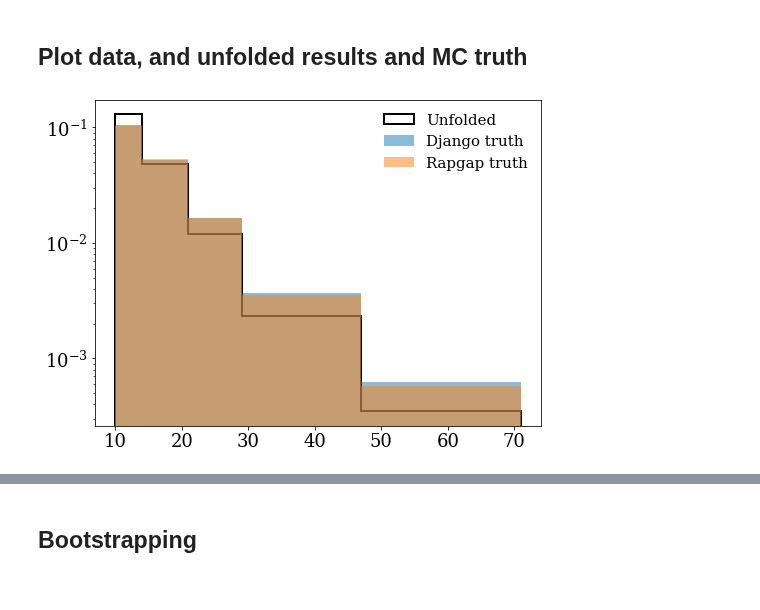
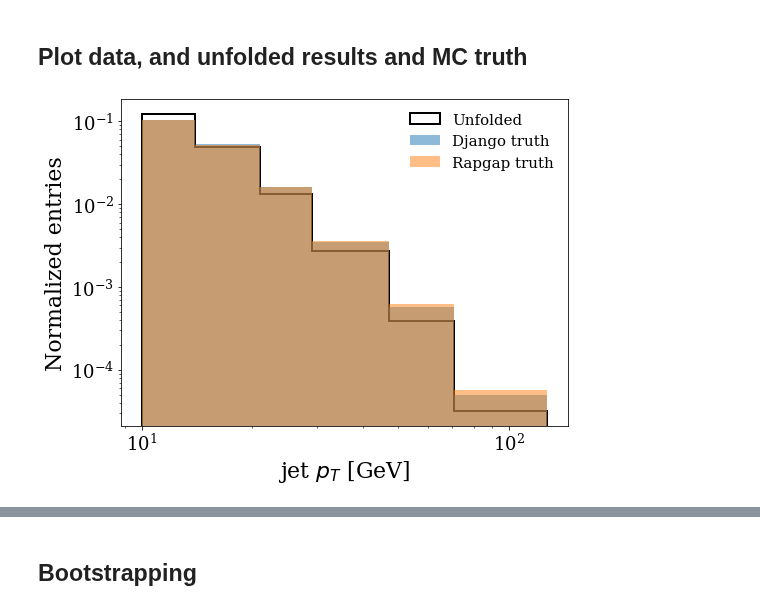
Before and after one commit to miguelignacio/disjets, a Jupyter notebook: Unfolding_jet.ipynb, the cells around one changed output, grey strips where cells are left out. Drawn from its saved outputs; the diff is of its cells as text; code cells hidden in the pictures.

```diff
--- a/Unfolding_jet.ipynb
+++ b/Unfolding_jet.ipynb
@@ -1324,11 +1362,14 @@ jetdphi_unknown_S = data_cut['jet_dphi']
 jetqt_0_G       = mc_cut['genjet_qt']
 jetqt_0_S       = mc_cut['jet_qt']
 jetqt_unknown_S = data_cut['jet_qt']
+
+Q_0_G           = mc_cut['gen_Q']
+Q_0_S           = mc_cut['Q']
+Q_unknown_S     = data_cut['Q']
 # %%
-theta0_G=np.c_[(epx_0_G, epy_0_G, epz_0_G,  jetpt_0_G, jeteta_0_G, jetphi_0_G, jetdphi_0_G, jetqt_0_G)]
-theta0_S=np.c_[(epx_0_S, epy_0_S, epz_0_S,  jetpt_0_S, jeteta_0_S, jetphi_0_S, jetdphi_0_S, jetqt_0_S)]
-theta_unknown_G =np.c_[(epx_unknown_G, epy_unknown_G, epz_unknown_G, jetpt_unknown_G, jeteta_unknown_G, jetphi_unknown_G, jetdphi_unknown_G, jetqt_unknown_G)]
-theta_unknown_S =np.c_[(epx_unknown_S, epy_unknown_S, epz_unknown_S, jetpt_unknown_S, jeteta_unknown_S, jetphi_unknown_S, jetdphi_unknown_S, jetqt_unknown_S)]
+theta0_G=np.c_[(epx_0_G, epy_0_G, epz_0_G,  jetpt_0_G, jeteta_0_G, jetphi_0_G, jetdphi_0_G, jetqt_0_G, Q_0_G)]
+theta0_S=np.c_[(epx_0_S, epy_0_S, epz_0_S,  jetpt_0_S, jeteta_0_S, jetphi_0_S, jetdphi_0_S, jetqt_0_S, Q_0_S)]
+theta_unknown_S =np.c_[(epx_unknown_S, epy_unknown_S, epz_unknown_S, jetpt_unknown_S, jeteta_unknown_S, jetphi_unknown_S, jetdphi_unknown_S, jetqt_unknown_S, Q_unknown_S)]
 # %%
 pass_reco = np.array(mc_cut['pass_reco'])
 pass_truth = np.array(mc_cut['pass_truth'])
@@ -1348,13 +1389,13 @@ print(len(mc_cut)) ##only what is really reconstructed counts
 K.clear_session()
 # %%
 iterations = 4# use ~4 iterations
-num_observables= 8
+num_observables= 9
 
 weights, _ = multifold(num_observables=num_observables,
                        iterations=iterations,
                        theta0_G=theta0_G,
                        theta0_S=theta0_S,
-                       theta_unknown_S= theta_unknown_S)
+                       theta_unknown_S= theta_unknown_S, verbose=0)
 # %% [output]
 ITERATION: 1
 
@@ -1446,0 +1473,11 @@ Iteration 3
+# %%
+print(len(mc_cut))
+mc_cut.query('weight_truth>10000')
+print(len(mc_cut.query(' weight_reco>0.01')))
+
+mc_cut = mc_cut.query('weight_reco<1000 and weight_reco>0.001')
+#altmc_cut = altmc_cut.query('weight_truth<10000')
+print(len(mc_cut))
+
+mc_cut = mc_cut.query('weight_truth<1000 and weight_truth>0.001')
+print(len(mc_cut))
@@ -1794,22 +1990,26 @@ fig.savefig('figures/jetpt_reco.png'%i)
 # %%
 fig = plt.figure(figsize=(8,6))
 
 cut = ' gen_Q2 > 150 and gen_y>0.2 and gen_y<0.7'
-cut = cut + ' and genjet_pt>10'
+cut = cut + ' and genjet_pt>5'
 #bins = np.logspace(np.log10(15),np.log10(100),8)
-bins = np.array([10,14,21,29,47,71])
+bins = np.array([10,14,21,29,47,71,127])
 
 #plt.hist(data['jet_pt'],bins=bins,label='Data (reco)',**plot_style_2)
 #num,x,_ = plt.hist(altmc_cut.query(cut)['genjet_pt'],bins=bins,label='Rapgap Truth',**plot_style_2)
 plt.hist(mc_cut.query(cut)['genjet_pt'],bins=bins,weights=mc_cut.query(cut)['weight_truth'],label = 'Unfolded',**plot_style_1)
 plt.hist(mc_cut.query(cut)['genjet_pt'],bins=bins,label = 'Django truth',**plot_style_2)
 plt.hist(altmc_cut.query(cut)['genjet_pt'],bins=bins,label = 'Rapgap truth',**plot_style_2)
 
 
 plt.legend()
+plt.ylabel('Normalized entries', fontsize=22)
+plt.xlabel('jet $p_{T}$ [GeV]',fontsize=22)
+
 plt.yscale('log')
-#plt.xscale('log')
+plt.xscale('log')
+fig.savefig('figures/Unfolded_jetpt_%s.png'%(mc_name))
 
 plt.show()
 # %% [output]
-[figure, old version]
+[figure, new version]
```
Also changed, not shown: parts of 74 cells of this notebook, 2 other files.
